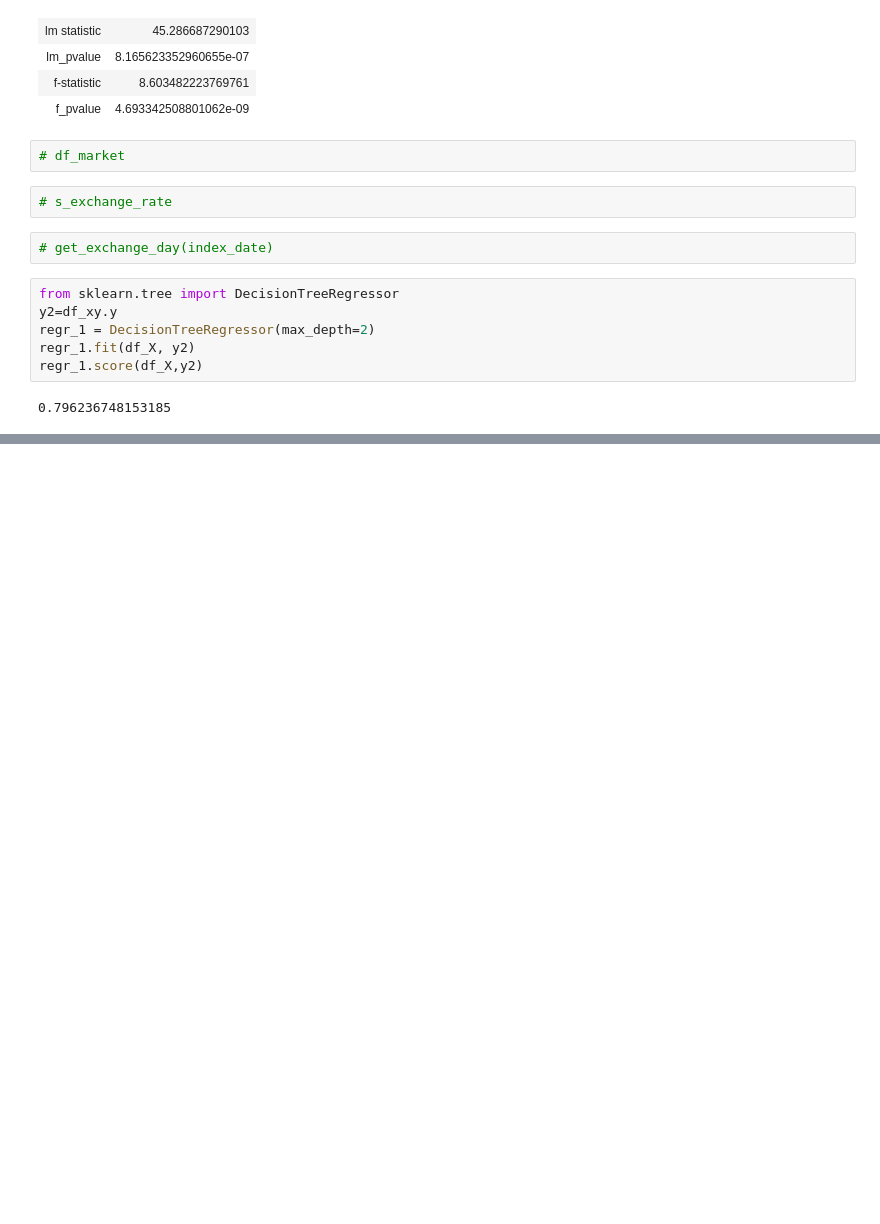
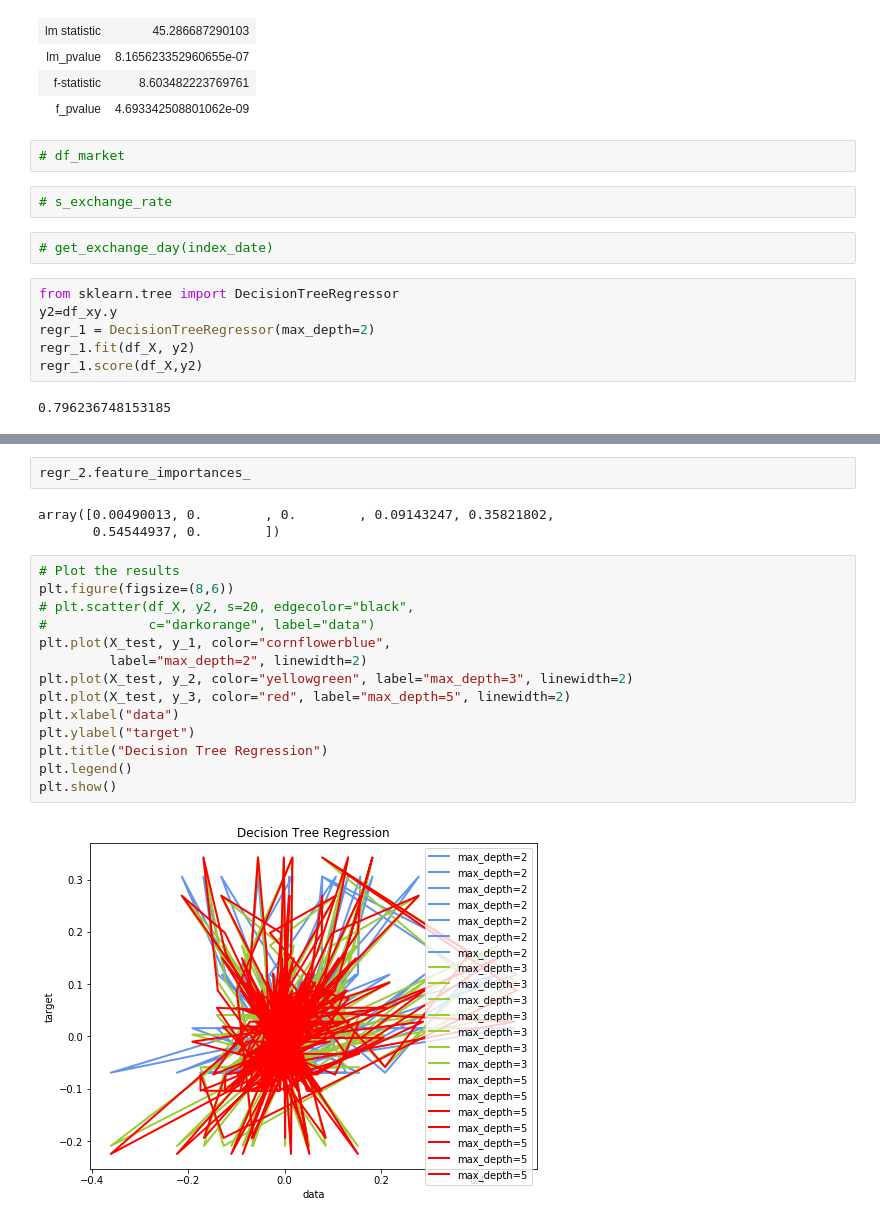
Before and after one commit to brainee/fama, a Jupyter notebook: fama5/zy-fama-frech-4-generial.ipynb, the cells around one changed output, grey strips where cells are left out. Cells and saved outputs as stored; diff of their text form; blank space fills up the shorter version.

```diff
--- a/fama5/zy-fama-frech-4-generial.ipynb
+++ b/fama5/zy-fama-frech-4-generial.ipynb
@@ -1936,0 +1967,21 @@ regr_1.score(df_X,y2)
+# %%
+regr_2.feature_importances_
+# %% [output]
+array([0.00490013, 0.        , 0.        , 0.09143247, 0.35821802,
+       0.54544937, 0.        ])
+# %%
+# Plot the results
+plt.figure(figsize=(8,6))
+# plt.scatter(df_X, y2, s=20, edgecolor="black",
+#             c="darkorange", label="data")
+plt.plot(X_test, y_1, color="cornflowerblue",
+         label="max_depth=2", linewidth=2)
+plt.plot(X_test, y_2, color="yellowgreen", label="max_depth=3", linewidth=2)
+plt.plot(X_test, y_3, color="red", label="max_depth=5", linewidth=2)
+plt.xlabel("data")
+plt.ylabel("target")
+plt.title("Decision Tree Regression")
+plt.legend()
+plt.show()
+# %% [output]
+[figure, added]
```
Also changed, not shown: parts of 21 cells of this notebook.
